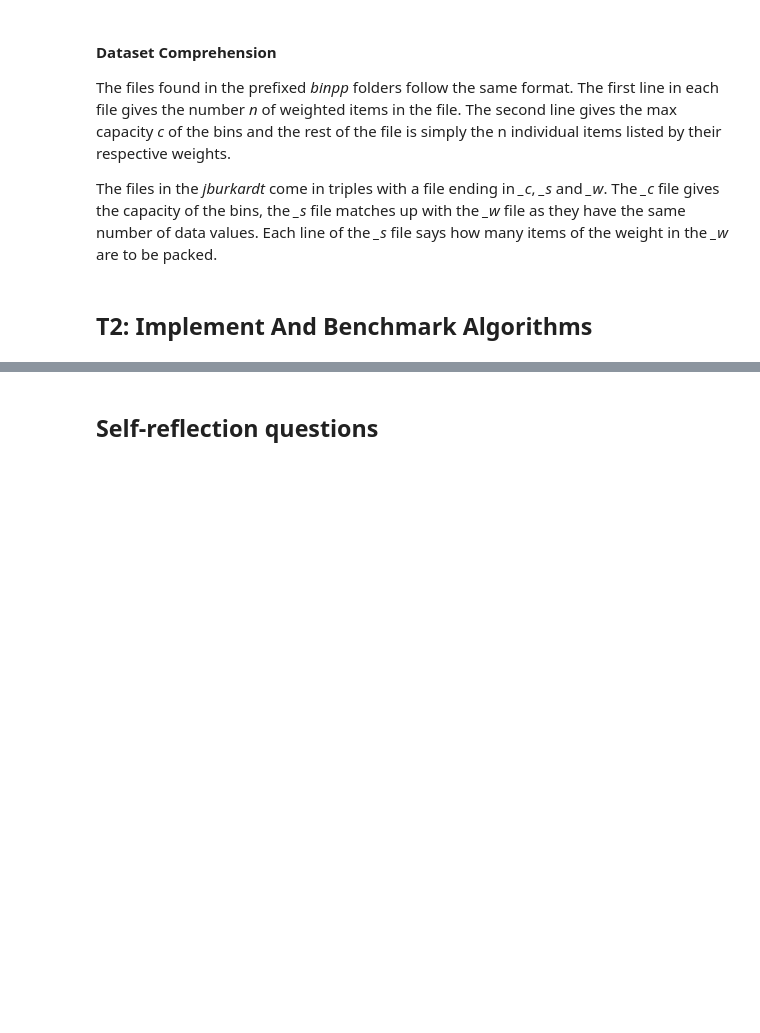
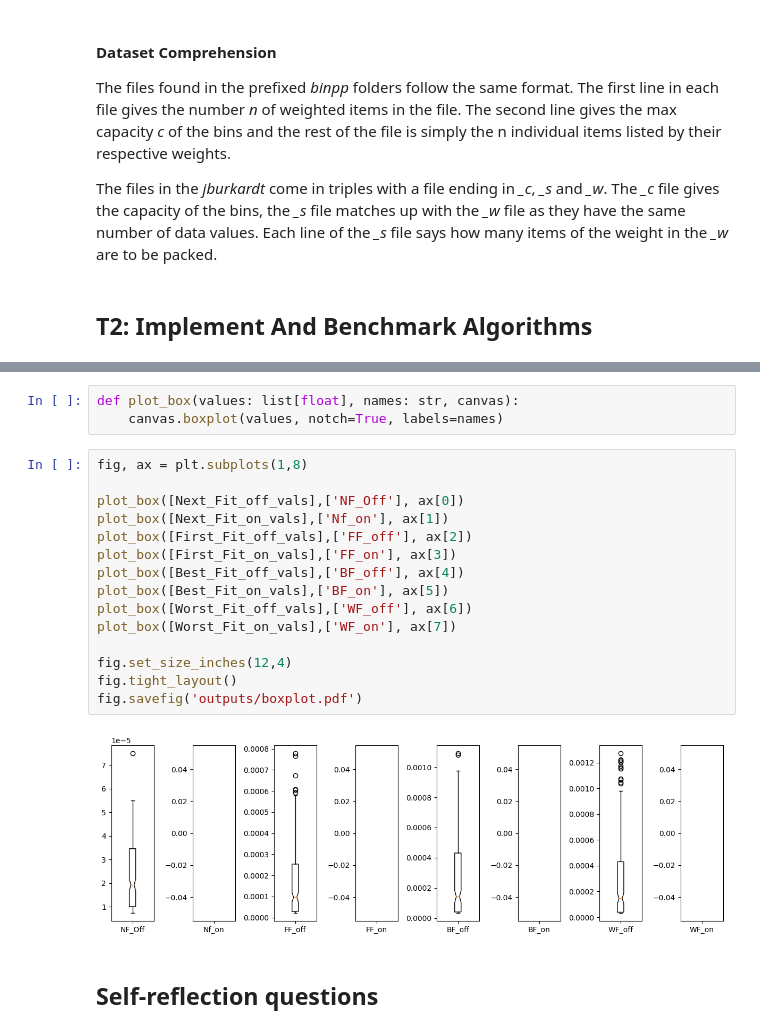
Before and after one commit to Sevhena/L2-Bin-Packing, a Jupyter notebook: report.ipynb, the cells around one changed output, grey strips where cells are left out. Cells and saved outputs as stored; diff of their text form; blank space fills up the shorter version.

```diff
--- a/report.ipynb
+++ b/report.ipynb
@@ -104,3 +201,23 @@ The files in the *jburkardt* come in triples with a file ending in *_c*, *_s* an
+# %%
+def plot_box(values: list[float], names: str, canvas):
+    canvas.boxplot(values, notch=True, labels=names)
+# %%
+fig, ax = plt.subplots(1,8)
+
+plot_box([Next_Fit_off_vals],['NF_Off'], ax[0])
+plot_box([Next_Fit_on_vals],['Nf_on'], ax[1])
+plot_box([First_Fit_off_vals],['FF_off'], ax[2])
+plot_box([First_Fit_on_vals],['FF_on'], ax[3])
+plot_box([Best_Fit_off_vals],['BF_off'], ax[4])
+plot_box([Best_Fit_on_vals],['BF_on'], ax[5])
+plot_box([Worst_Fit_off_vals],['WF_off'], ax[6])
+plot_box([Worst_Fit_on_vals],['WF_on'], ax[7])
+
+fig.set_size_inches(12,4)
+fig.tight_layout()
+fig.savefig('outputs/boxplot.pdf')
+# %% [output]
+[figure, added]
 # %% [markdown]
 ## Self-reflection questions
 # %% [markdown]
```
Also changed, not shown: parts of 17 cells of this notebook, 6 other files.
